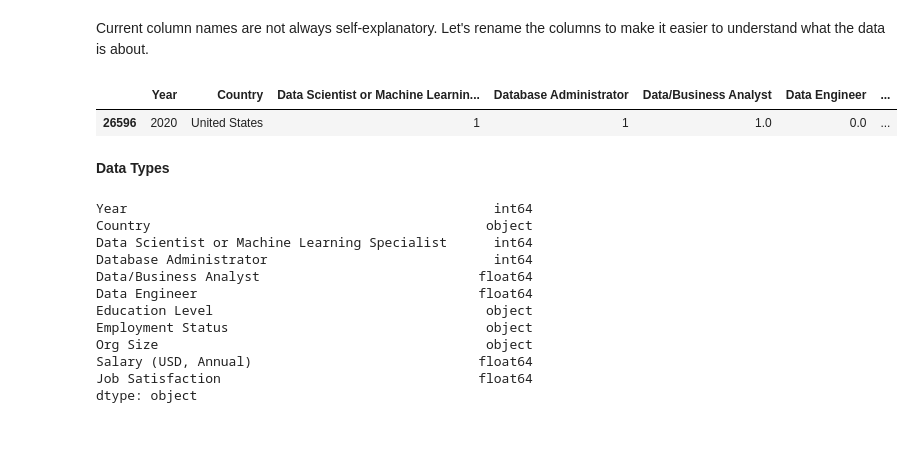
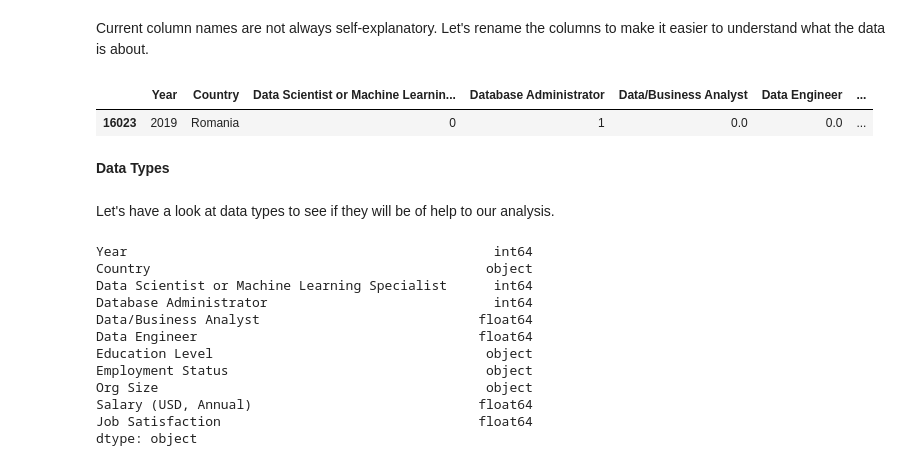
Before and after one commit to HH2805/Data-Professionals---m2-final-project, a Jupyter notebook: Data_Pros.ipynb, the cells around one changed output. Drawn from its saved outputs; the diff is of its cells as text; code cells hidden in the pictures; blank space fills up the shorter version.

```diff
--- a/Data_Pros.ipynb
+++ b/Data_Pros.ipynb
@@ -68,16 +69,19 @@ Current column names are not always self-explanatory. Let's rename the columns t
 # %%
 sal.columns = ['Year', 'Salary (USD, Annual)', 'Country', 'Education Level', 'Employment Status',
        'Job Satisfaction', 'Org Size', 'Data Scientist or Machine Learning Specialist',
        'Database Administrator', 'Data/Business Analyst', 'Data Engineer']
-sal = sal[['Year', 'Country', 'Data Scientist or Machine Learning Specialist', 'Database Administrator', 'Data/Business Analyst', 'Data Engineer','Education Level',
-     'Employment Status','Org Size', 'Salary (USD, Annual)', 'Job Satisfaction']]
+sal = sal[['Year', 'Country', 'Data Scientist or Machine Learning Specialist', 'Database Administrator',
+           'Data/Business Analyst', 'Data Engineer','Education Level', 'Employment Status','Org Size',
+           'Salary (USD, Annual)', 'Job Satisfaction']]
 #check
 sal.sample()
 # %% [output]
 |  | Year | Country | Data Scientist or Machine Learnin... | Database Administrator | Data/Business Analyst | Data Engineer | ... |
-| 26596 | 2020 | United States | 1 | 1 | 1.0 | 0.0 | ... |
+| 16023 | 2019 | Romania | 0 | 1 | 0.0 | 0.0 | ... |
 # %% [markdown]
 **Data Types**
+# %% [markdown]
+Let's have a look at data types to see if they will be of help to our analysis.
 # %%
 sal.dtypes
 # %% [output]
```
Also changed, not shown: parts of 12 cells of this notebook.
